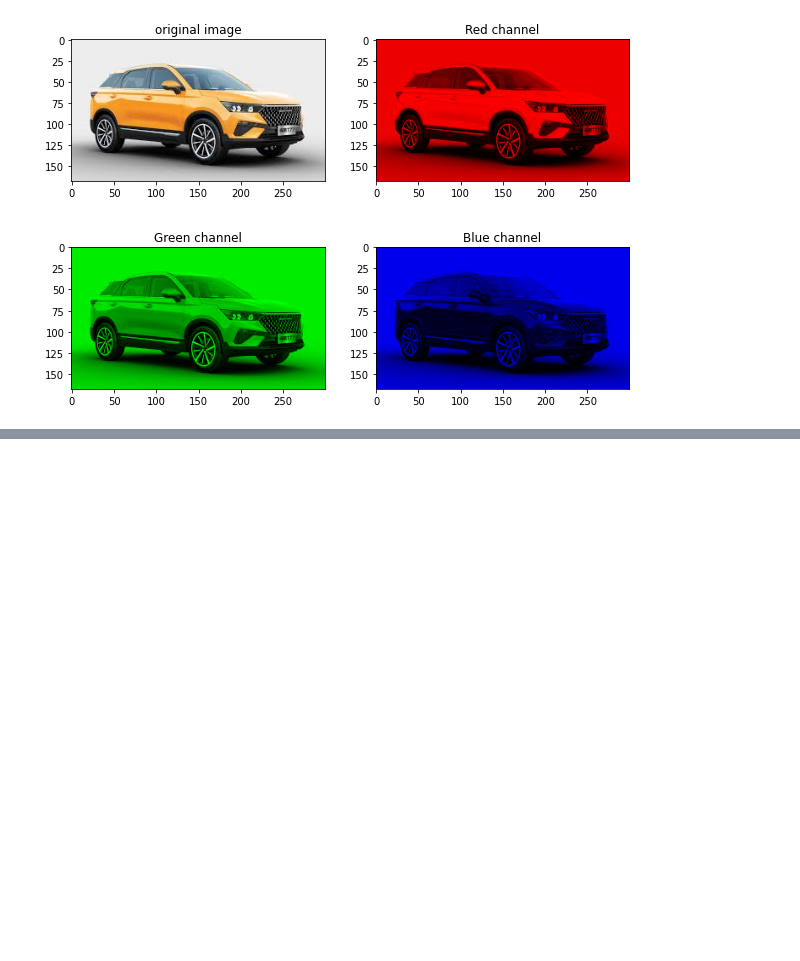
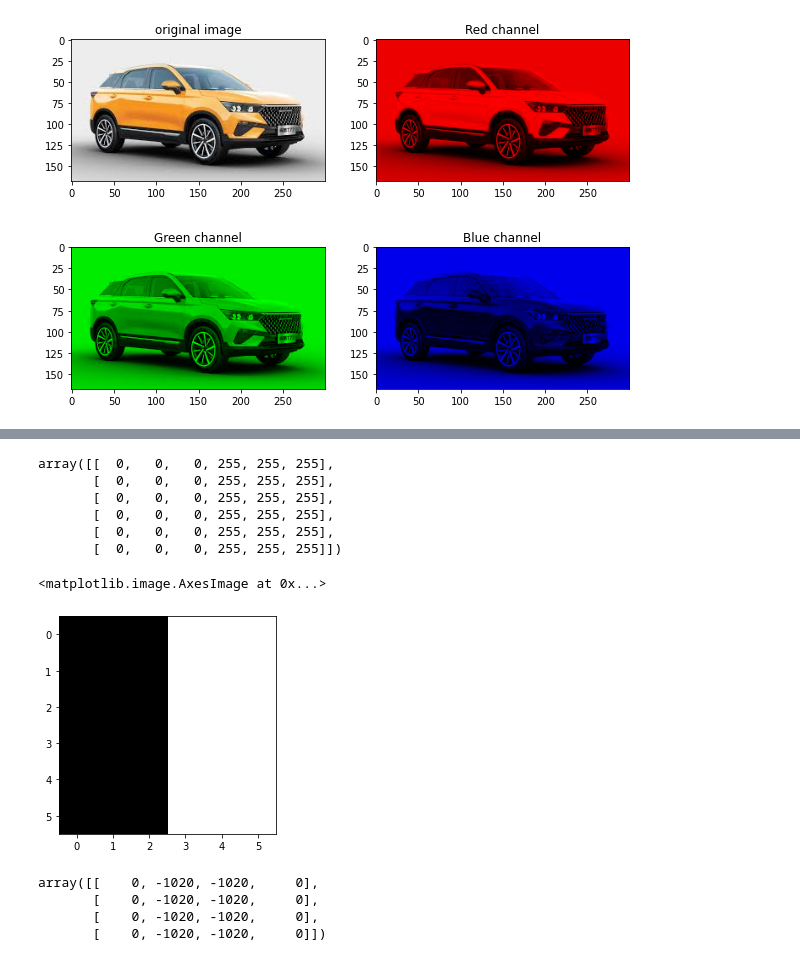
Before and after one commit to iamatul1214/ComputerVision, a Jupyter notebook: Image_Understanding_Computer_Vision_1.ipynb, the cells around one changed output, grey strips where cells are left out. Drawn from its saved outputs; the diff is of its cells as text; code cells hidden in the pictures; blank space fills up the shorter version.

Commit message:
created sobel filter function

```diff
--- a/Image_Understanding_Computer_Vision_1.ipynb
+++ b/Image_Understanding_Computer_Vision_1.ipynb
@@ -118,0 +176,24 @@ visualize_RGB_channels(imageArray=image)
+# %%
+### Let us create an image
+
+random_image=np.array([[0,0,0,255,255,255],
+                      [0,0,0,255,255,255],
+                      [0,0,0,255,255,255],
+                      [0,0,0,255,255,255],
+                      [0,0,0,255,255,255],
+                      [0,0,0,255,255,255]])
+
+random_image
+# %% [output]
+array([[  0,   0,   0, 255, 255, 255],
+       [  0,   0,   0, 255, 255, 255],
+       [  0,   0,   0, 255, 255, 255],
+       [  0,   0,   0, 255, 255, 255],
+       [  0,   0,   0, 255, 255, 255],
+       [  0,   0,   0, 255, 255, 255]])
+# %%
+## let's plot our random image
+plt.imshow(random_image, cmap='gray')
+# %% [output]
+<matplotlib.image.AxesImage at 0x...>
+[figure, added]
@@ -118,0 +225,8 @@ visualize_RGB_channels(imageArray=image)
+# %%
+filtered_image=find_edges(random_image, sobel_v)
+filtered_image
+# %% [output]
+array([[    0, -1020, -1020,     0],
+       [    0, -1020, -1020,     0],
+       [    0, -1020, -1020,     0],
+       [    0, -1020, -1020,     0]])
```
Also changed, not shown: parts of 8 cells of this notebook.
